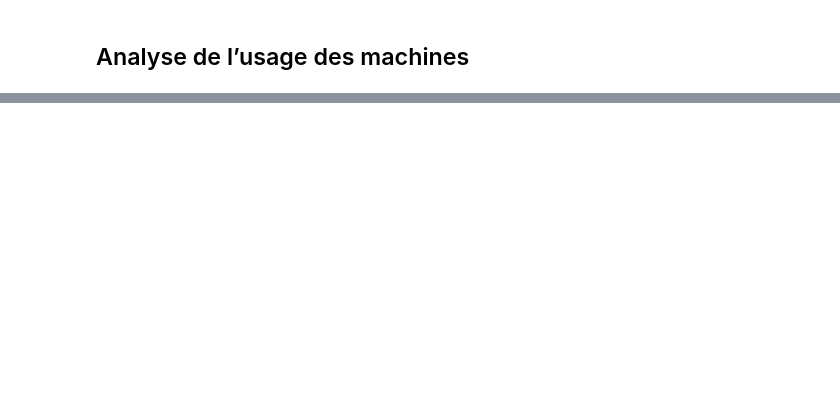
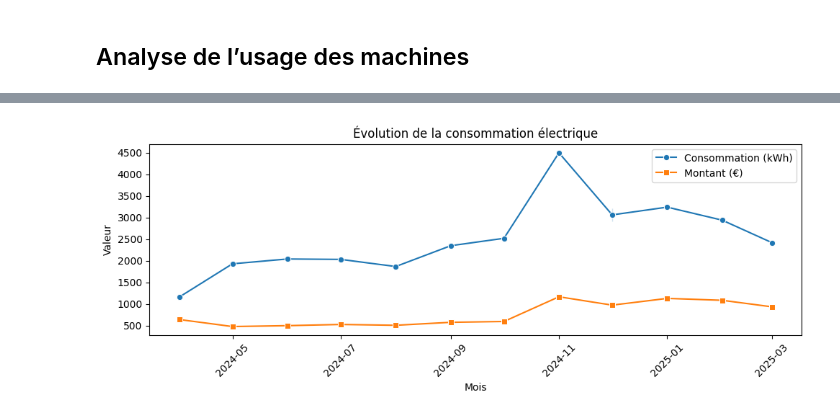
Before and after one commit to Khouloud-HAMMAMI/smart-laundry-data-engineering, a Jupyter notebook: notebooks/exploration.ipynb, the cells around one changed output, grey strips where cells are left out. Saved outputs shown, nothing was run; the diff lists cells and outputs as text; code cells hidden in the pictures; blank space fills up the shorter version.

Commit message:
ajouter analyse sur la consommation energitique

```diff
--- a/notebooks/exploration.ipynb
+++ b/notebooks/exploration.ipynb
@@ -106,0 +445,13 @@ ValueError: List of boxplot statistics and `positions` values must have same the
+# %%
+plt.figure(figsize=(10, 4))
+sns.lineplot(x="mois", y="kWh", data=df_energie, marker="o", label="Consommation (kWh)")
+sns.lineplot(x="mois", y="euros", data=df_energie, marker="s", label="Montant (€)")
+plt.title("Évolution de la consommation électrique")
+plt.ylabel("Valeur")
+plt.xlabel("Mois")
+plt.xticks(rotation=45)
+plt.legend()
+plt.tight_layout()
+plt.show()
+# %% [output]
+[figure, added]
```
Also changed, not shown: parts of 11 cells of this notebook, 20 other files.
